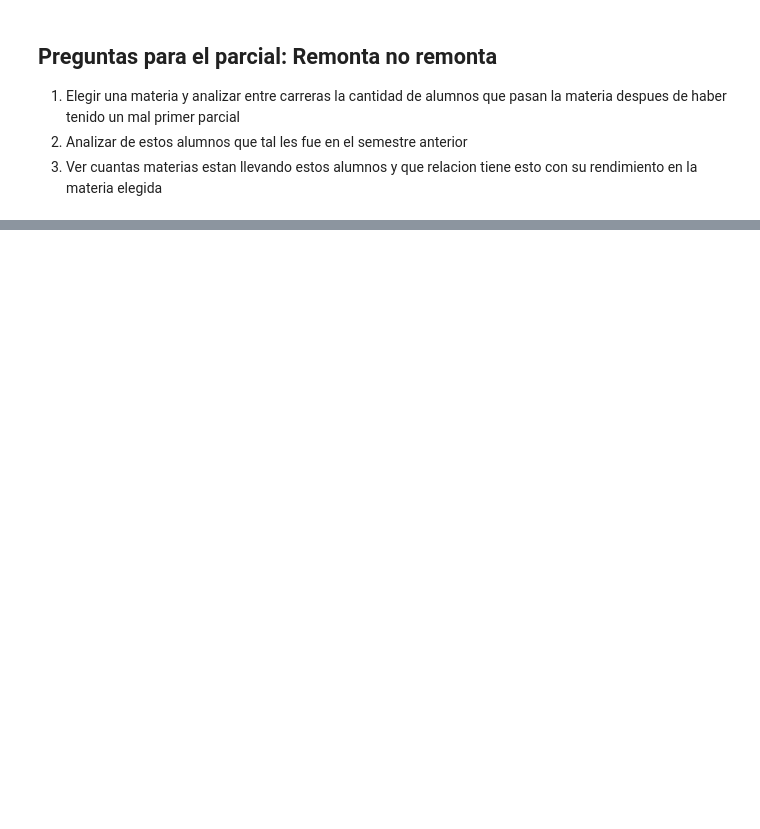
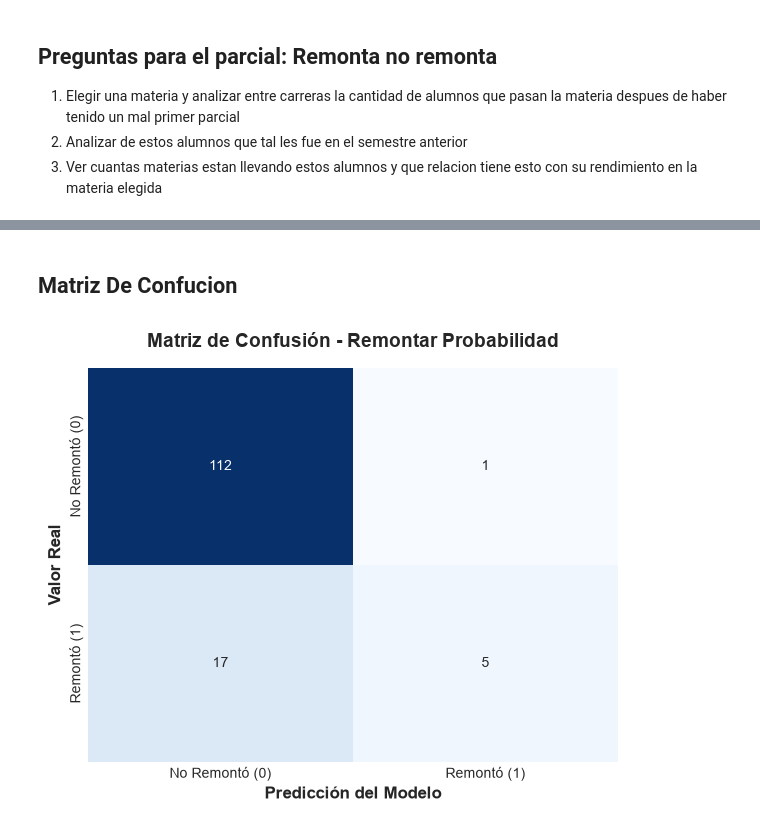
Before and after one commit to Rub3nL0pez/ML1-2026.2_rubenlopez, a Jupyter notebook: ML_Parcial/1Parcial.ipynb, the cells around one changed output, grey strips where cells are left out. Saved outputs shown, nothing was run; the diff lists cells and outputs as text; code cells hidden in the pictures; blank space fills up the shorter version.

Commit message:
Mejora del Primer Parcial, tomando solo dos materias no todo el historial y analizando la relacion de remontar o no Probabilidad

```diff
--- a/ML_Parcial/1Parcial.ipynb
+++ b/ML_Parcial/1Parcial.ipynb
@@ -142,0 +40,11 @@ Dimensiones del dataset filtrado para el grupo de Probabilidad: (1457, 40)
+# %%
+# =============================================================================
+# 2. FILTRAR
+# =============================================================================
+print("\n🔍 Filtrando PROBABILIDAD...")
+mask = df_clean['Asignatura'].str.upper().str.contains('PROBABILIDAD', na=False)
+df_clean_probabilidad = df_clean[mask].copy()
+print(f"✅ Registros de PROBABILIDAD: {len(df_clean_probabilidad):,}")
+print(f"   Estudiantes únicos: {df_clean_probabilidad['ALUMNO_ID'].nunique():,}")
+df_anho_semestre = df_clean_probabilidad.groupby(['Anho', 'Semestre']).agg({'ALUMNO_ID': 'nunique'}).reset_index()
+df_anho_semestre.head(10)
@@ -504,0 +212,27 @@ Passing `palette` without assigning `hue` is deprecated and will be removed in v
+# %% [markdown]
+## Matriz De Confucion
+# %%
+# =============================================================================
+# VISUALIZACIÓN: Matriz de Confusión
+# =============================================================================
+from sklearn.metrics import confusion_matrix
+import matplotlib.pyplot as plt
+import seaborn as sns
+
+# 1. Calcular la matriz de confusión
+cm = confusion_matrix(y_test, y_pred)
+
+# 2. Configurar la visualización
+plt.figure(figsize=(6, 5))
+sns.heatmap(cm, annot=True, fmt='d', cmap='Blues', cbar=False,
+            xticklabels=['No Remontó (0)', 'Remontó (1)'],
+            yticklabels=['No Remontó (0)', 'Remontó (1)'])
+
+plt.xlabel('Predicción del Modelo', fontsize=12, fontweight='bold')
+plt.ylabel('Valor Real', fontsize=12, fontweight='bold')
+plt.title('Matriz de Confusión - Remontar Probabilidad', fontsize=14, fontweight='bold', pad=15)
+
+plt.tight_layout()
+plt.show()
+# %% [output]
+[figure, added]
```
Also changed, not shown: parts of 23 cells of this notebook, 2 other files.
